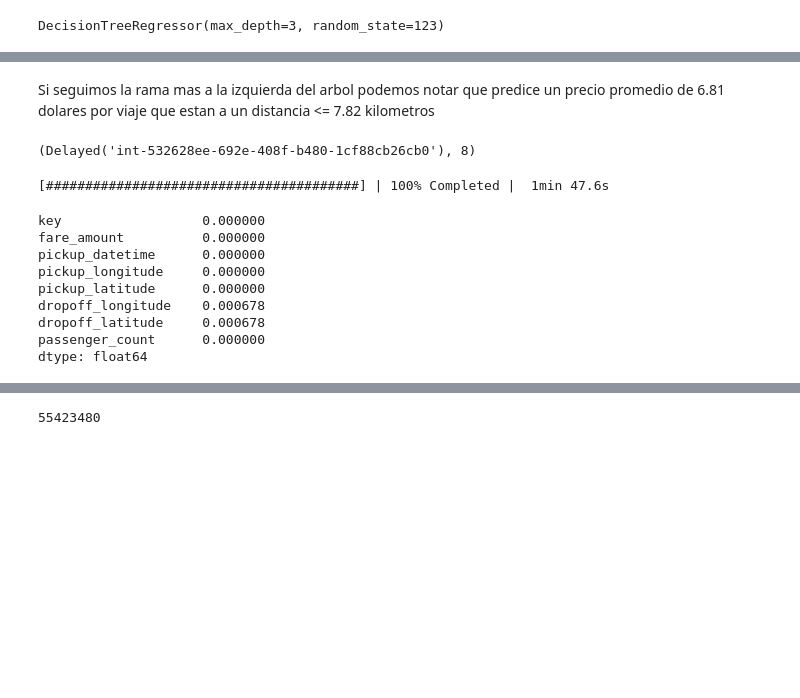
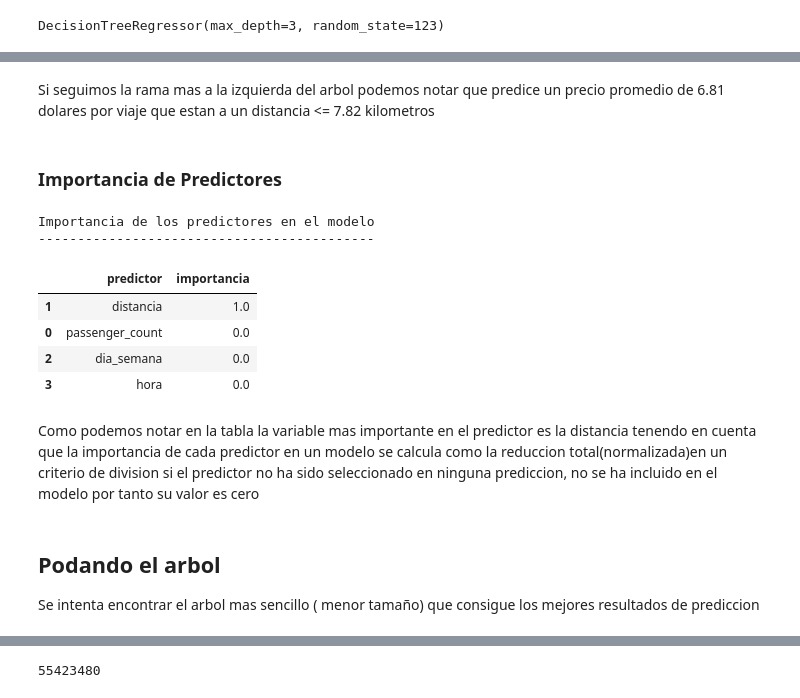
Before and after one commit to kx22peralta/IA---Pr-ctica-Calificada-2, a Jupyter notebook: Parte1_pc_2.ipynb, the cells around one changed output, grey strips where cells are left out. Drawn from its saved outputs; the diff is of its cells as text; code cells hidden in the pictures; blank space fills up the shorter version.

```diff
--- a/Parte1_pc_2.ipynb
+++ b/Parte1_pc_2.ipynb
@@ -116,24 +136,28 @@ print(texto_modelo)
-# %% [markdown]
-Si seguimos la rama mas a la izquierda del arbol podemos notar que predice un precio promedio de 6.81 dolares por viaje que estan a un distancia <= 7.82 kilometros
+# %% [markdown]
+Si seguimos la rama mas a la izquierda del arbol podemos notar que predice un precio promedio de 6.81 dolares por viaje que estan a un distancia <= 7.82 kilometros
+# %% [markdown]
+### Importancia de Predictores
 # %%
-print(dd.shape)
+importancia_predictores = pd.DataFrame(
+                            {'predictor': predic.columns,
+                             'importancia': modelo.feature_importances_}
+                            )
+print("Importancia de los predictores en el modelo")
+print("-------------------------------------------")
+importancia_predictores.sort_values('importancia', ascending=False)
 # %% [output]
-(Delayed('int-532628ee-692e-408f-b480-1cf88cb26cb0'), 8)
+Importancia de los predictores en el modelo
+-------------------------------------------
+|  | predictor | importancia |
+| 1 | distancia | 1.0 |
+| 0 | passenger_count | 0.0 |
+| 2 | dia_semana | 0.0 |
+| 3 | hora | 0.0 |
-# %%
-with ProgressBar():
-    ratio_perdida = ratio_perdida.compute()
-# %% [output]
-[########################################] | 100% Completed |  1min 47.6s
-# %%
-ratio_perdida
-# %% [output]
-key                  0.000000
-fare_amount          0.000000
-pickup_datetime      0.000000
-pickup_longitude     0.000000
-pickup_latitude      0.000000
-dropoff_longitude    0.000678
-dropoff_latitude     0.000678
-passenger_count      0.000000
-dtype: float64
+# %% [markdown]
+Como podemos notar en la tabla la variable mas importante en el predictor es la distancia
+tenendo en cuenta que la importancia de cada predictor en un modelo se calcula como la reduccion total(normalizada)en un criterio de division
+si el predictor no ha sido seleccionado en ninguna prediccion, no se ha incluido en el modelo por tanto su valor es cero
+# %% [markdown]
+## Podando el arbol
+Se intenta encontrar el arbol mas sencillo ( menor tamaño) que consigue los mejores resultados de prediccion
 # %%
```
Also changed, not shown: parts of 37 cells of this notebook.
